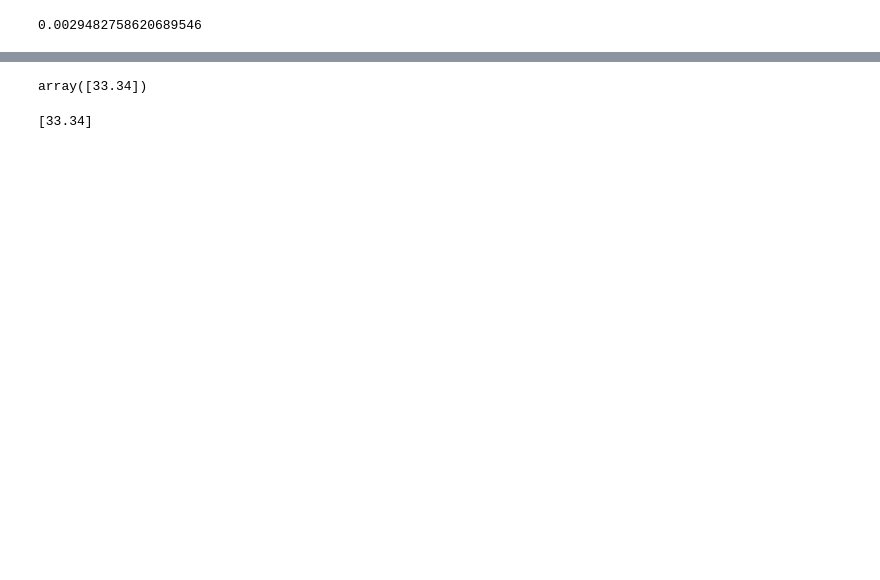
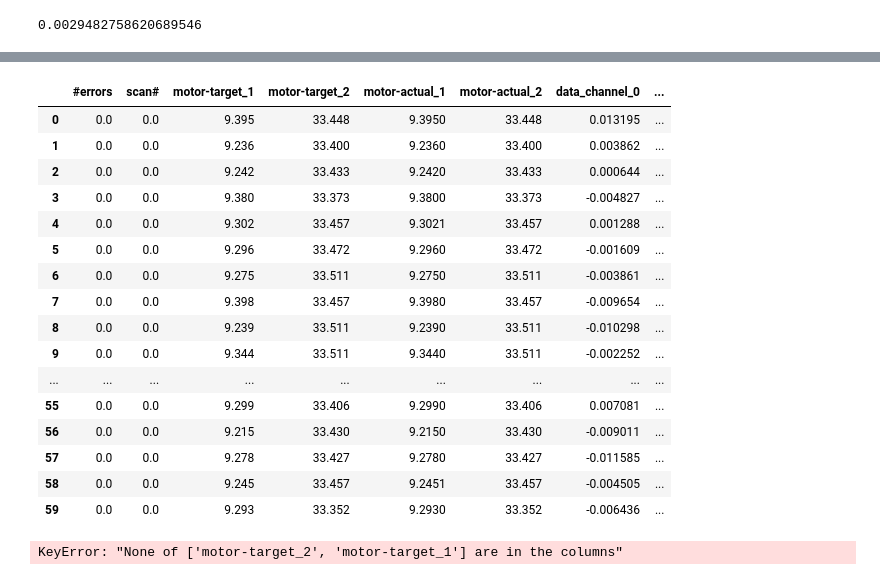
Before and after one commit to griffinbran/Chemical-Physics-Data-Visualization, a Jupyter notebook: code/Data-Cleaning.ipynb, the cells around one changed output, grey strips where cells are left out. Saved outputs shown, nothing was run; the diff lists cells and outputs as text; code cells hidden in the pictures; blank space fills up the shorter version.

```diff
--- a/code/Data-Cleaning.ipynb
+++ b/code/Data-Cleaning.ipynb
@@ -118,16 +307,24 @@ Name: motor-target_2, dtype: int64
 # %%
-data = data.drop(columns=['#errors', 'scan#'])
-data = data.groupby(['motor-target_1', 'motor-target_2']).mean()
 display(data.head(60))
 data_to_plot = data['data_channel_0'].reset_index().pivot(columns='motor-target_1', index='motor-target_2')
 display(data_to_plot)
 sns.heatmap(data_to_plot)
+# %% [output]
+|  | #errors | scan# | motor-target_1 | motor-target_2 | motor-actual_1 | motor-actual_2 | data_channel_0 | ... |
+| 0 | 0.0 | 0.0 | 9.395 | 33.448 | 9.3950 | 33.448 | 0.013195 | ... |
+| 1 | 0.0 | 0.0 | 9.236 | 33.400 | 9.2360 | 33.400 | 0.003862 | ... |
+| 2 | 0.0 | 0.0 | 9.242 | 33.433 | 9.2420 | 33.433 | 0.000644 | ... |
+| 3 | 0.0 | 0.0 | 9.380 | 33.373 | 9.3800 | 33.373 | -0.004827 | ... |
+| 4 | 0.0 | 0.0 | 9.302 | 33.457 | 9.3021 | 33.457 | 0.001288 | ... |
+| 5 | 0.0 | 0.0 | 9.296 | 33.472 | 9.2960 | 33.472 | -0.001609 | ... |
+| 6 | 0.0 | 0.0 | 9.275 | 33.511 | 9.2750 | 33.511 | -0.003861 | ... |
+| 7 | 0.0 | 0.0 | 9.398 | 33.457 | 9.3980 | 33.457 | -0.009654 | ... |
+| 8 | 0.0 | 0.0 | 9.239 | 33.511 | 9.2390 | 33.511 | -0.010298 | ... |
+| 9 | 0.0 | 0.0 | 9.344 | 33.511 | 9.3440 | 33.511 | -0.002252 | ... |
+| ... | ... | ... | ... | ... | ... | ... | ... | ... |
+| 55 | 0.0 | 0.0 | 9.299 | 33.406 | 9.2990 | 33.406 | 0.007081 | ... |
+| 56 | 0.0 | 0.0 | 9.215 | 33.430 | 9.2150 | 33.430 | -0.009011 | ... |
+| 57 | 0.0 | 0.0 | 9.278 | 33.427 | 9.2780 | 33.427 | -0.011585 | ... |
+| 58 | 0.0 | 0.0 | 9.245 | 33.457 | 9.2451 | 33.457 | -0.004505 | ... |
+| 59 | 0.0 | 0.0 | 9.293 | 33.352 | 9.2930 | 33.352 | -0.006436 | ... |
+KeyError: "None of ['motor-target_2', 'motor-target_1'] are in the columns"
-# %%
-a = np.arange(33.340, 33.511, 58.)
-a
-# %% [output]
-array([33.34])
-# %%
-a
-# %% [output]
-[33.34]
```
Also changed, not shown: parts of 20 cells of this notebook.
